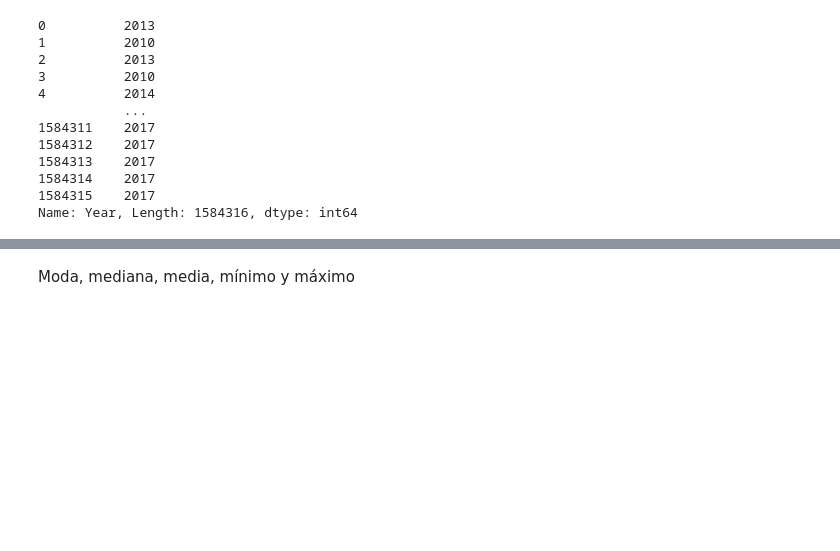
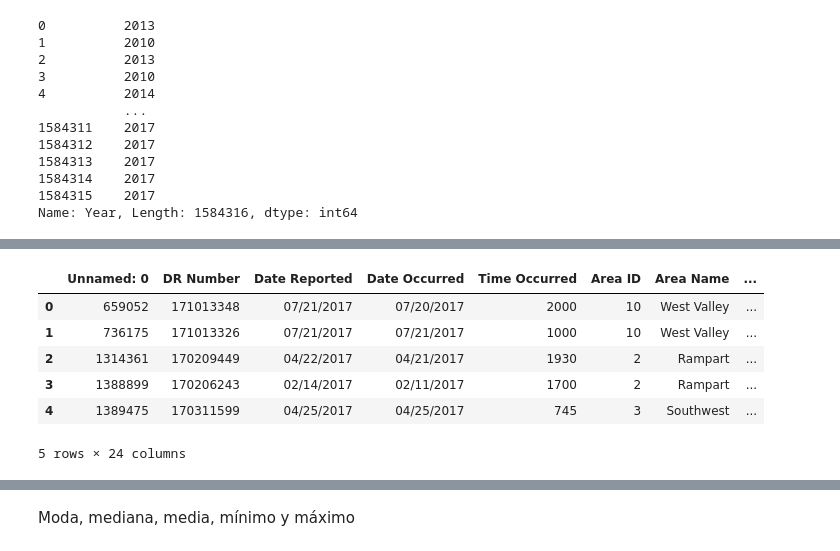
Before and after one commit to Adalab/DA-PROMO-B-MODULO1-SPRINT2-NATALIA-PAULA, a Jupyter notebook: ESTADISTICA/Repaso.ipynb, the cells around one changed output, grey strips where cells are left out. Drawn from its saved outputs; the diff is of its cells as text; code cells hidden in the pictures; blank space fills up the shorter version.

```diff
--- a/ESTADISTICA/Repaso.ipynb
+++ b/ESTADISTICA/Repaso.ipynb
@@ -45,2 +67,12 @@ Name: Year, Length: 1584316, dtype: int64
+# %%
+df.head()
+# %% [output]
+|  | Unnamed: 0 | DR Number | Date Reported | Date Occurred | Time Occurred | Area ID | Area Name | ... |
+| 0 | 659052 | 171013348 | 07/21/2017 | 07/20/2017 | 2000 | 10 | West Valley | ... |
+| 1 | 736175 | 171013326 | 07/21/2017 | 07/21/2017 | 1000 | 10 | West Valley | ... |
+| 2 | 1314361 | 170209449 | 04/22/2017 | 04/21/2017 | 1930 | 2 | Rampart | ... |
+| 3 | 1388899 | 170206243 | 02/14/2017 | 02/11/2017 | 1700 | 2 | Rampart | ... |
+| 4 | 1389475 | 170311599 | 04/25/2017 | 04/25/2017 | 745 | 3 | Southwest | ... |
+5 rows × 24 columns
 # %%
 df.shape
```
Also changed, not shown: parts of 6 cells of this notebook.
